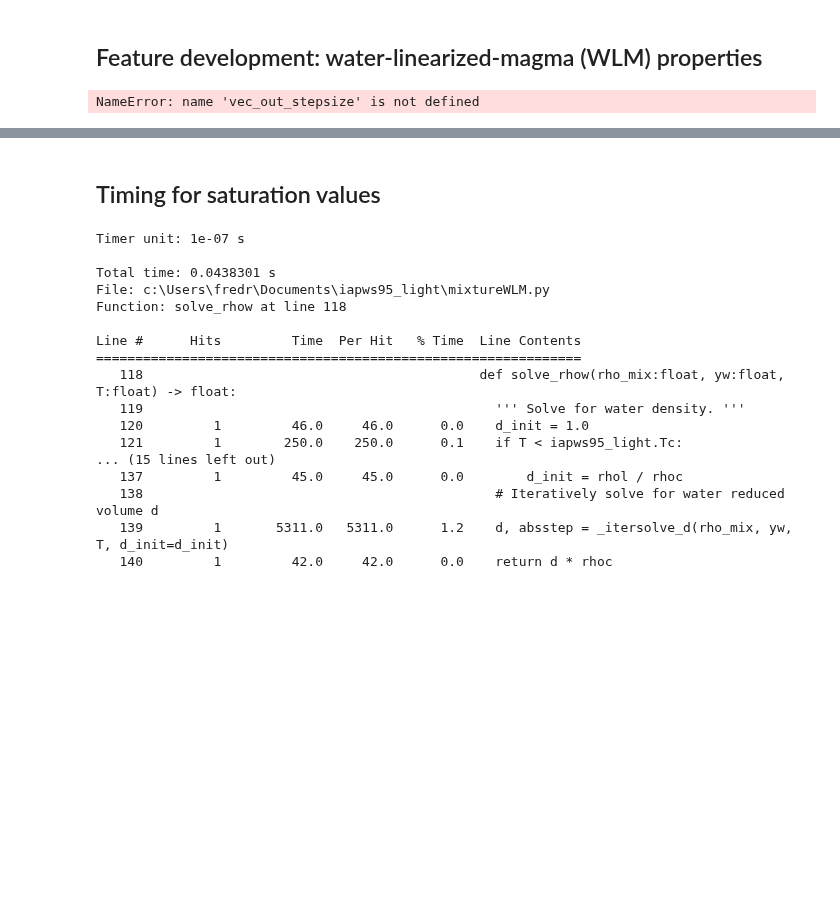
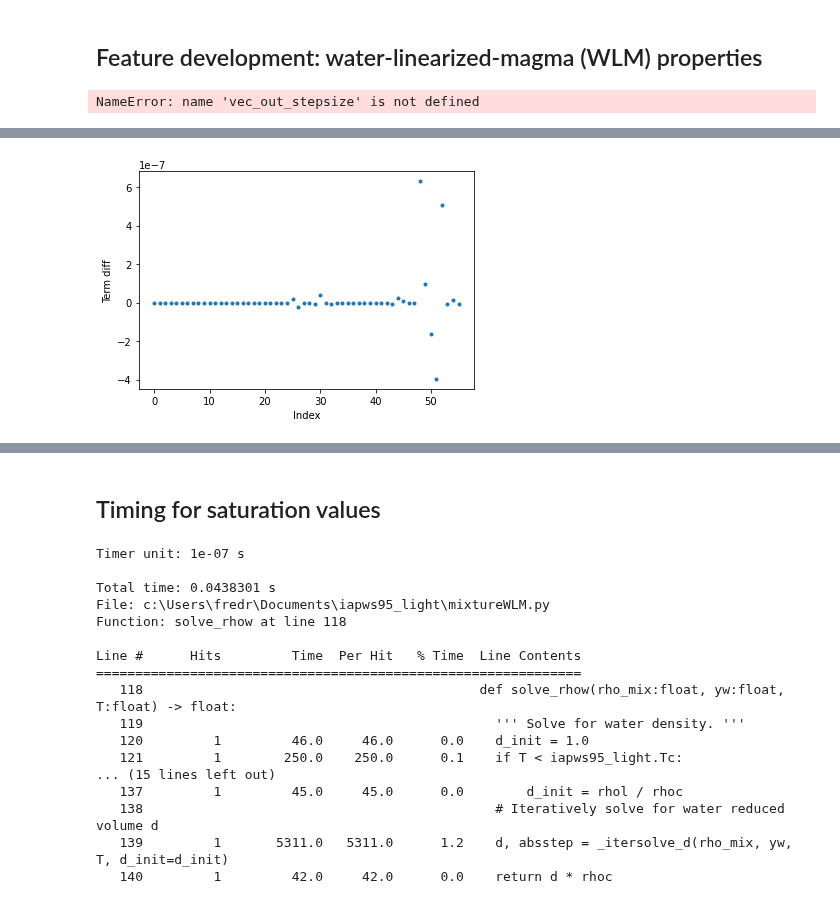
Before and after one commit to fredriclam/iapws95_light, a Jupyter notebook: water_tester.ipynb, the cells around one changed output, grey strips where cells are left out. Drawn from its saved outputs; the diff is of its cells as text; code cells hidden in the pictures; blank space fills up the shorter version.

```diff
--- a/water_tester.ipynb
+++ b/water_tester.ipynb
@@ -439,0 +453,96 @@ Text(0.5, 1.0, 'T = 350.0 K')
+# %%
+# Printed result from iapws95_light.phir_tt(358/iapws95_light.rhoc, iapws95_light.Tc / 647)
+z1 = [ 1.04472349e-02, -9.59990338e-01, -0.00000000e+00, -9.82559945e-02,
+  6.05860380e-02,  2.51821854e-03,  0.00000000e+00, -2.93516306e+00,
+  2.24339824e+00, -3.20137805e-03, -0.00000000e+00, -2.09177215e+00,
+  8.72348190e-01, -4.03047444e-02,  3.09004634e-05, -3.05878278e-04,
+  2.33177538e-03, -1.59981871e-04,  1.20649465e-07,  4.63477954e-06,
+ -2.70141809e-10, -0.00000000e+00, -1.46532074e+00,  0.00000000e+00,
+  5.72838269e+00, -1.30232914e+01,  2.08958096e+01,  1.33104875e-02,
+ -5.85067353e-01, -2.97246153e+01,  2.12596432e+01,  3.38107678e-01,
+ -6.74201148e+00,  7.79491623e-01,  0.00000000e+00, -4.38150357e-02,
+  1.74736971e-01, -1.84592355e-01, -6.99666394e-02,  5.02206633e-02,
+  9.58976961e-03, -9.51939245e-04,  3.64725467e+00,  6.26876729e+00,
+ -1.50680115e+01,  4.89703207e+00, -5.40449307e-03, -2.85779055e-07,
+ -1.08272029e+02,  1.89163001e+02, -8.34766580e+01, -1.66045467e+02,
+  1.73093312e+02, -7.25941498e+00, -2.41084874e+00,  1.03600001e+00]
+# Printed result from float_phi_functions.phir_tt(358/iapws95_light.rhoc, iapws95_light.Tc / 647)
+z2 = [0.010447234835687661,
+-0.9599903378384489,
+-0.0,
+-0.09825599433064153,
+0.06058603807019969,
+0.002518218544455502,
+0.0,
+-2.9351630561897437,
+2.2433982442597364,
+-0.0032013780447161786,
+-0.0,
+-2.091772145304223,
+0.8723481903219628,
+-0.04030474442317951,
+3.090046336548172e-05,
+-0.00030587827833254054,
+0.0023317753858539164,
+-0.00015998187100786356,
+1.2064946503208344e-07,
+4.6347795344888724e-06,
+-2.7014180992736895e-10,
+-0.0,
+-1.4653207357712412,
+0.0,
+5.728382693436505,
+-13.023291416324133,
+20.89580962315094,
+0.01331048750233531,
+-0.5850673524083665,
+-29.72461529211912,
+21.259643161313537,
+0.33810767772846967,
+-6.742011470366356,
+0.779491623310715,
+0.0,
+-0.04381503569465125,
+0.17473697085933748,
+-0.1845923551479196,
+-0.06996663956715105,
+0.05022066332634169,
+0.00958976959560878,
+-0.0009519392430030964,
+3.647254669574024,
+6.268767295120435,
+-15.068011521512293,
+4.897032062462177,
+-0.005404493072474181,
+-2.857790548589655e-07,
+-108.27202963056544,
+189.16300090570866,
+-83.4766578353496,
+-166.04546660332667,
+173.09331149199872,
+-7.259414970645418,
+-2.410848753029746,
+1.0360000148277766]
+
+# Difference vector
+import numpy as np
+import matplotlib.pyplot as plt
+z1 = np.array(z1)
+z2 = np.array(z2)
+z1 - z2
+plt.plot(z1-z2, '.')
+plt.xlabel("Index")
+plt.ylabel("Term diff")
+
+plt.figure()
+plt.semilogy(np.abs(z1-z2), '.')
+plt.xlabel("Index")
+plt.ylabel("Term diff")
+
+plt.figure()
+plt.semilogy(np.abs(1.0-z2/z1), '.')
+plt.xlabel("Index")
+plt.ylabel("Relative term diff")
+
+print("Numerical noise (difference) between py and Cython implementations")
+# %% [output]
@@ -439,0 +550 @@ Text(0.5, 1.0, 'T = 350.0 K')
+[figure, added]
```
Also changed, not shown: parts of 9 cells of this notebook, 4 other files.
